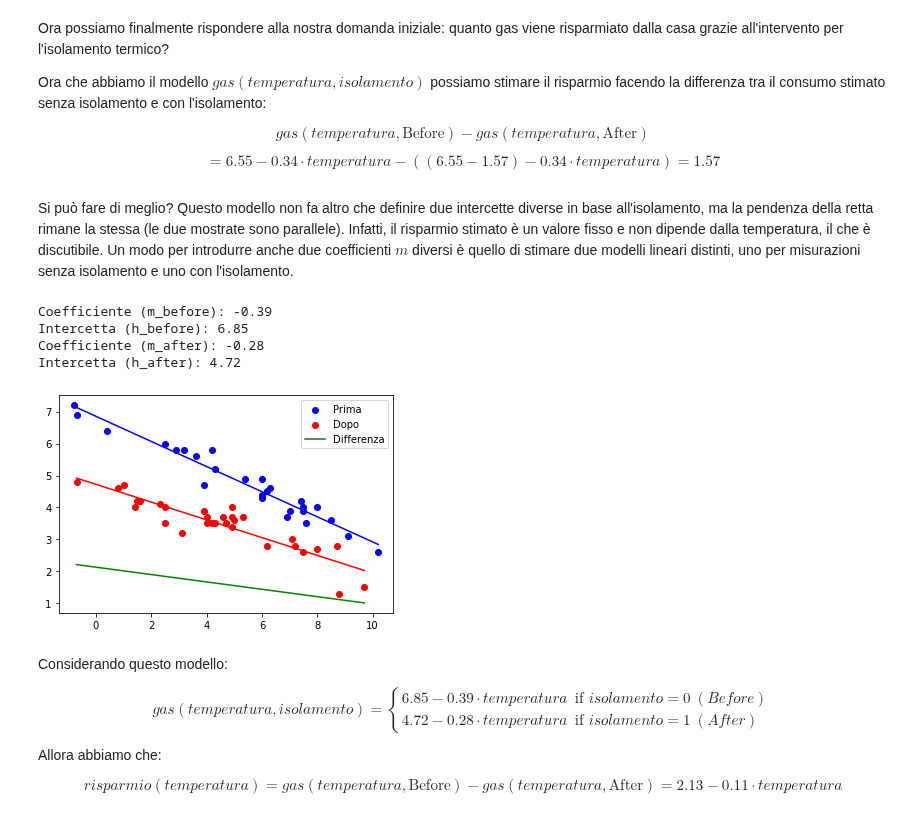
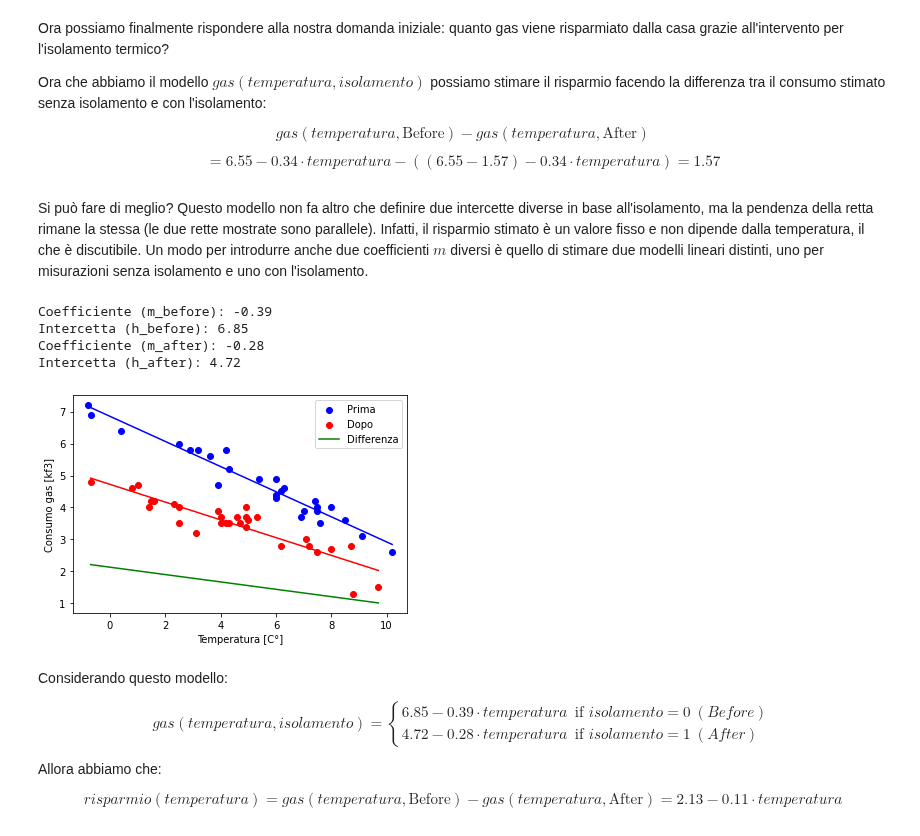
Before and after one commit to DavideScassola/data_analysis_laboratory, a Jupyter notebook: notebooks/efficientamento_energetico.ipynb, the cells around one changed output. Drawn from its saved outputs; the diff is of its cells as text; code cells hidden in the pictures.

```diff
--- a/notebooks/efficientamento_energetico.ipynb
+++ b/notebooks/efficientamento_energetico.ipynb
@@ -295,7 +295,7 @@ $$gas(temperatura, \text{Before}) - gas(temperatura, \text{After})$$
 
 $$ = 6.55 -0.34 \cdot temperatura - ((6.55-1.57) -0.34 \cdot temperatura) = 1.57$$
 # %% [markdown]
-Si può fare di meglio? Questo modello non fa altro che definire due intercette diverse in base all'isolamento, ma la pendenza della retta rimane la stessa (le due mostrate sono parallele). Infatti, il risparmio stimato è un valore fisso e non dipende dalla temperatura, il che è discutibile. Un modo per introdurre anche due coefficienti $m$ diversi è quello di stimare due modelli lineari distinti, uno per misurazioni senza isolamento e uno con l'isolamento.
+Si può fare di meglio? Questo modello non fa altro che definire due intercette diverse in base all'isolamento, ma la pendenza della retta rimane la stessa (le due rette mostrate sono parallele). Infatti, il risparmio stimato è un valore fisso e non dipende dalla temperatura, il che è discutibile. Un modo per introdurre anche due coefficienti $m$ diversi è quello di stimare due modelli lineari distinti, uno per misurazioni senza isolamento e uno con l'isolamento.
 # %%
 # Creiamo due modelli distinti
 
@@ -306,34 +306,37 @@ model_before = LinearRegression()
 model_before.fit(X_before, y_before)
 
 print(f'Coefficiente (m_before): {model_before.coef_[0]:.2f}')
 print(f'Intercetta (h_before): {model_before.intercept_:.2f}')
 
 
 # Dopo l'isolamento
 X_after = df_after[['Temp']].copy()
 y_after = df_after['Gas']
 model_after = LinearRegression()
 model_after.fit(X_after, y_after)
 
 print(f'Coefficiente (m_after): {model_after.coef_[0]:.2f}')
 print(f'Intercetta (h_after): {model_after.intercept_:.2f}')
 
 # Ora mostriamo le predizioni dei due modelli
 plt.scatter(X_before['Temp'], y_before, color='blue', label = 'Prima')
 plt.plot(X_before['Temp'], model_before.predict(X_before), color='blue')
 
 plt.scatter(X_after['Temp'], y_after, color='red', label = 'Dopo')
 plt.plot(X_after['Temp'], model_after.predict(X_after), color='red')
 
 # ora mostriamo la differenza tra le due predizioni
 plt.plot(X_after['Temp'], model_before.predict(X_after) - model_after.predict(X_after), color = 'green', label='Differenza')
+
+plt.xlabel('Temperatura [C°]')
+plt.ylabel('Consumo gas [kf3]')
 _ = plt.legend()
 # %% [output]
 Coefficiente (m_before): -0.39
 Intercetta (h_before): 6.85
 Coefficiente (m_after): -0.28
 Intercetta (h_after): 4.72
-[figure, old version]
+[figure, new version]
 # %% [markdown]
 Considerando questo modello:
 
```
Also changed, not shown: parts of 6 cells of this notebook.
